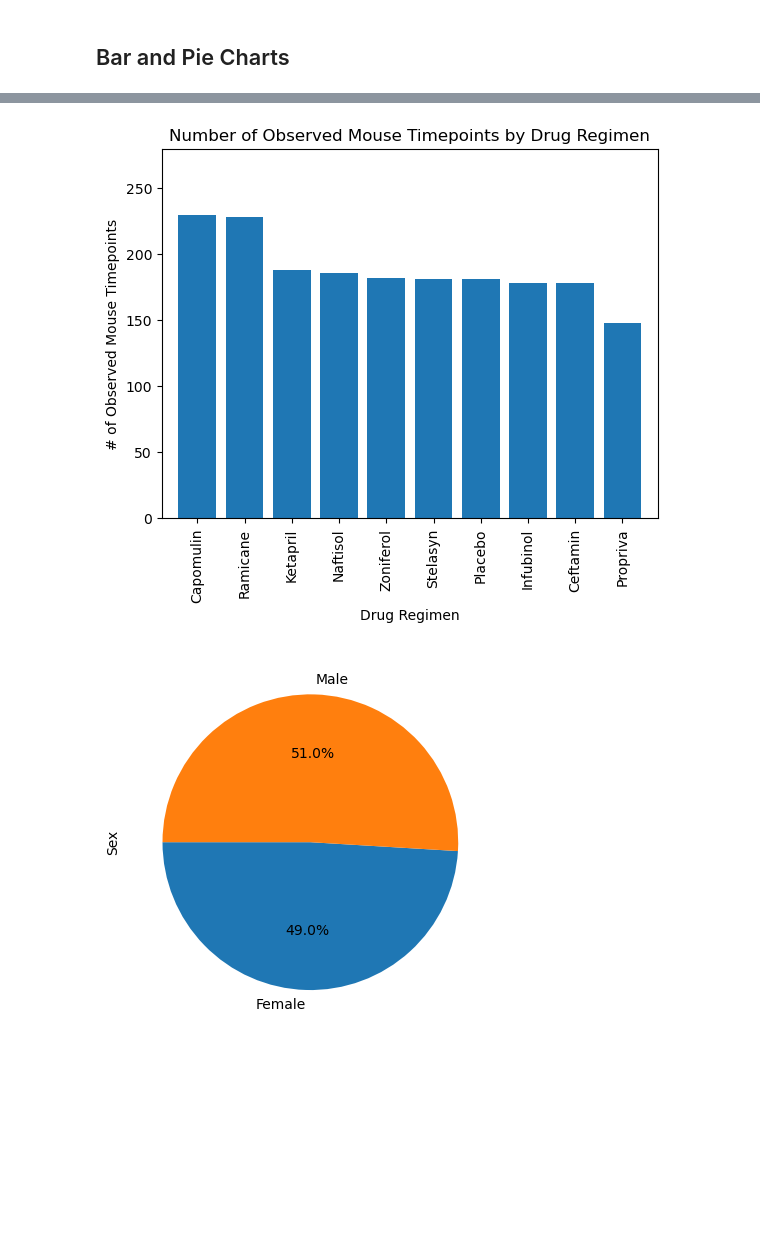
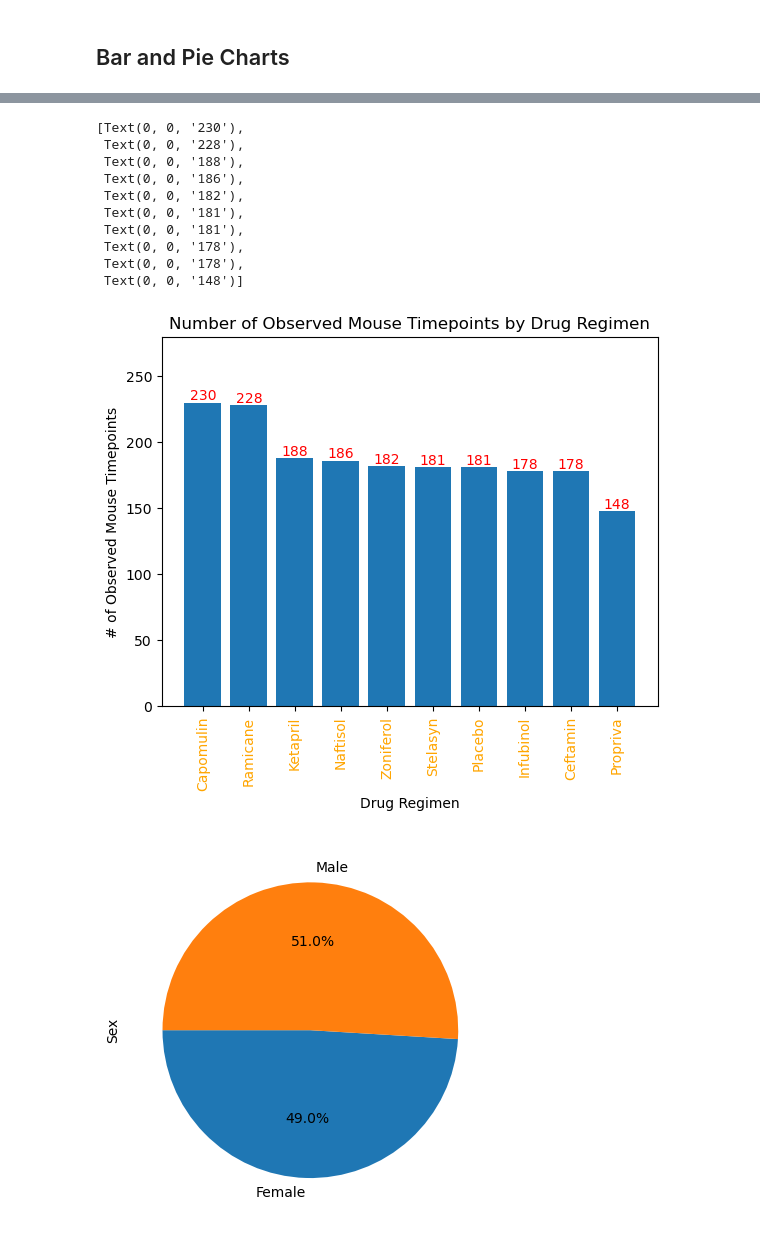
Before and after one commit to raguramms-pseg/module5-matplotlib, a Jupyter notebook: Pymaceuticals/pymaceuticals_starter.ipynb, the cells around one changed output, grey strips where cells are left out. Cells and saved outputs as stored; diff of their text form; code cells hidden in the pictures; blank space fills up the shorter version.

```diff
--- a/Pymaceuticals/pymaceuticals_starter.ipynb
+++ b/Pymaceuticals/pymaceuticals_starter.ipynb
@@ -165,29 +188,29 @@ bar_plot = mouse_data_cleaned.groupby("Drug Regimen")["Timepoint"].count().plot(
 # %%
 # Generate a bar plot showing the total number of rows (Mouse ID/Timepoints) for each drug regimen using pyplot.
 
 regimen = mouse_data_cleaned["Drug Regimen"].value_counts()
-
-# X-axis label with number of regimens
 x_axis=np.arange(0, len(regimen))
-
-# plot with x and y data
-plt.bar(x_axis,regimen)
-
 tick_locations = [value for value in x_axis]
-
-plt.xticks(tick_locations, regimen.index.values, rotation = 90)
-
-# Customize the plot
-plt.xlim(-0.75, len(x_axis)-0.25)
-plt.xlabel("Drug Regimen")
-plt.ylim(0, max(regimen)+50)
-plt.ylabel("# of Observed Mouse Timepoints")
-
-plt.title("Number of Observed Mouse Timepoints by Drug Regimen")
-
-plt.show()
+fig, ax = plt.subplots()
+ax.set_xlabel('Drug Regimen')
+ax.set_ylabel('# of Observed Mouse Timepoints')
+ax.set_ylim(0,max(regimen)+50)
+ax.set_title("Number of Observed Mouse Timepoints by Drug Regimen")
+ax.set_xticks(tick_locations, regimen.index.values, rotation = 90, color='orange')
+bars = ax.bar(x_axis, regimen)
+ax.bar_label(bars, color = 'red')
 # %% [output]
+[Text(0, 0, '230'),
+ Text(0, 0, '228'),
+ Text(0, 0, '188'),
+ Text(0, 0, '186'),
+ Text(0, 0, '182'),
+ Text(0, 0, '181'),
+ Text(0, 0, '181'),
+ Text(0, 0, '178'),
+ Text(0, 0, '178'),
+ Text(0, 0, '148')]
-[figure, old version]
+[figure, new version]
 # %%
 # Generate a pie plot showing the distribution of female versus male mice using Pandas
 
```
Also changed, not shown: parts of 12 cells of this notebook, 2 other files.
